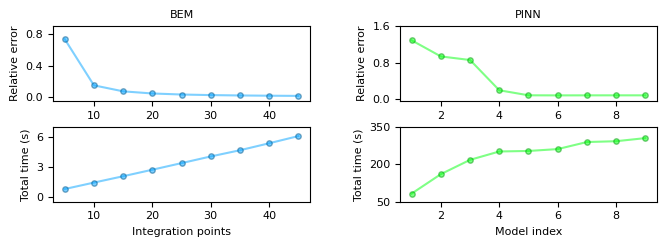
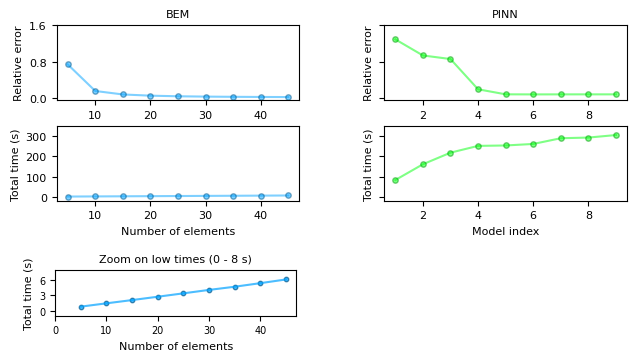
The change to this notebook cell's code, shown as a diff; its figure went from the first image to the second:
--- before
+++ after
@@ -29,5 +29,5 @@
 
 # --- Figure (2x2) ---
-fig, axes = plt.subplots(2, 2, figsize=(6.5, 2.3))
+fig, axes = plt.subplots(2, 2, figsize=(6.2, 2.3), sharey='row')
 
 # =========================
@@ -38,6 +38,6 @@
 axes[0, 0].set_title("BEM", size=8)
 #axes[0, 0].set_xlabel("Integration points")
-axes[0, 0].set_ylim(-0.05, 0.9)
-axes[0, 0].set_yticks([0, 0.4, 0.8])
+#axes[0, 0].set_ylim(-0.05, 0.9)
+#axes[0, 0].set_yticks([0, 0.4, 0.8])
 axes[0, 0].set_ylabel("Relative error")
 
@@ -58,9 +58,36 @@
 axes[1, 0].plot(n_bem, time_bem, color="#00a2ff", zorder=1, alpha=0.5)
 axes[1, 0].scatter(n_bem, time_bem, s=15, color="#00a2ff", edgecolor="#00578a", zorder=2, alpha=0.5)
-axes[1, 0].set_xlabel("Integration points")
-axes[1, 0].set_ylim(-0.5, 7)
-axes[1, 0].set_yticks([0, 3, 6])
+axes[1, 0].set_xlabel("Number of elements")
 axes[1, 0].set_ylabel("Total time (s)")
 
+# Get position of the BEM time subplot
+pos = axes[1, 0].get_position()
+
+# Create a new axis BELOW it
+ax_zoom = fig.add_axes([
+    pos.x0 - 0.05,            # same left
+    pos.y0 - 0.45,     # move down (adjust this!)
+    pos.width + 0.037,         # same width
+    0.20               # height of zoom panel
+])
+
+# Plot same data
+ax_zoom.plot(n_bem, time_bem, color="#00a2ff", alpha=0.7)
+ax_zoom.scatter(n_bem, time_bem, s=10, color="#00a2ff", edgecolor="#00578a", alpha=0.7)
+
+# Zoom range
+ax_zoom.set_ylim(-1, 8)
+ax_zoom.set_yticks([0, 3, 6])
+ax_zoom.set_xticks([0, 10, 20, 30, 40])
+
+# Labels
+ax_zoom.set_title(f"Zoom on low times (0 - 8 s)", fontsize=8)
+ax_zoom.set_xlabel("Number of elements", fontsize=8)
+ax_zoom.set_ylabel("Total time (s)", fontsize=8)
+
+# Small ticks
+ax_zoom.tick_params(labelsize=7)
+
+ 
 # =========================
 # BOTTOM RIGHT: PINN - Time
@@ -68,6 +95,6 @@
 axes[1, 1].plot(model_id, time_pinn, color="#00ff0d", zorder=1, alpha=0.5)
 axes[1, 1].scatter(model_id, time_pinn, s=15, color="#00ff0d", edgecolor="#009908", zorder=2, alpha=0.5)
-axes[1, 1].set_ylim(50, 350)
-axes[1, 1].set_yticks([50, 200, 350])
+axes[1, 1].set_ylim(-20, 350)
+axes[1, 1].set_yticks([0, 100, 200, 300])
 axes[1, 1].set_xlabel("Model index")
 axes[1, 1].set_ylabel("Total time (s)")
@@ -75,5 +102,5 @@
 plt.tight_layout()
 fig.subplots_adjust(wspace=0.35, hspace=0.35)
-plt.savefig("figures/bem_pinn_convergence.pdf", dpi=300)
-plt.savefig("figures/bem_pinn_convergence.svg", dpi=300)
+plt.savefig("figures/bem_pinn_convergence.pdf", dpi=300, bbox_inches='tight')
+plt.savefig("figures/bem_pinn_convergence.svg", dpi=300, bbox_inches='tight')
 plt.show()

Commit: Add generalization logs for BEM and PINNs executions